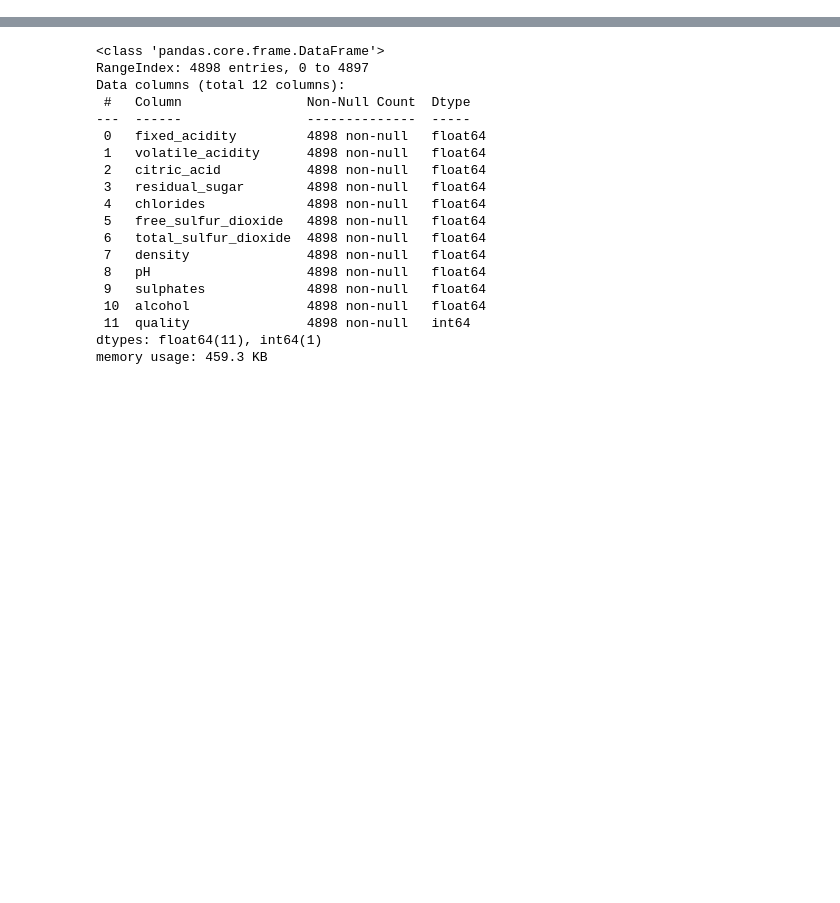
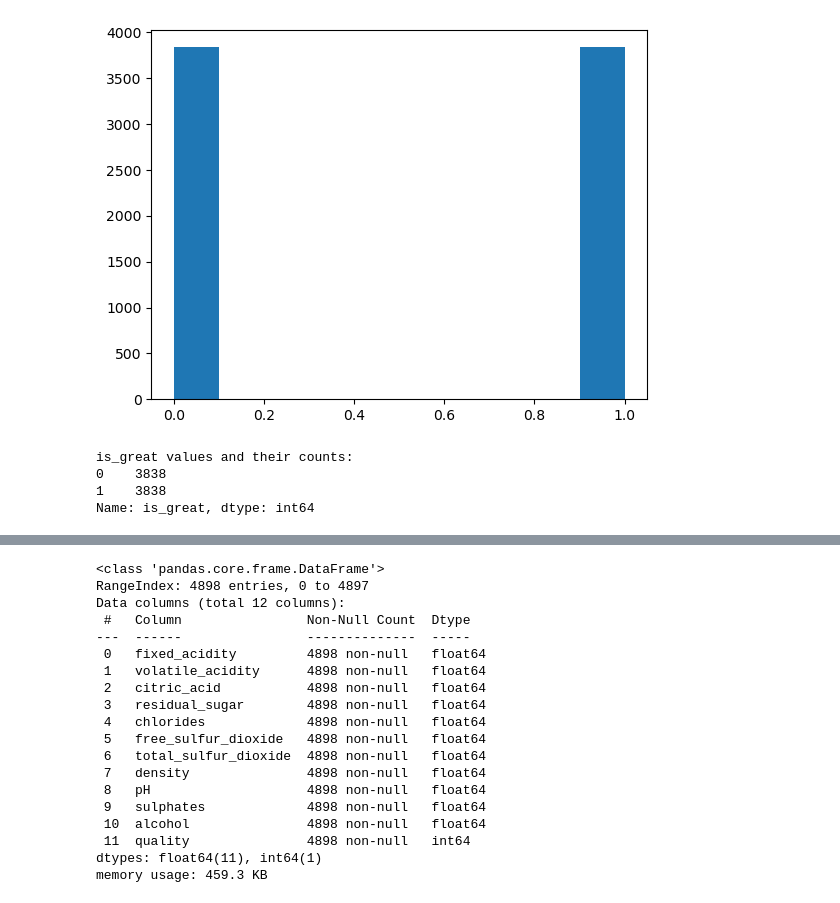
Before and after one commit to mgribov/msds-supervised-learning-final, a Jupyter notebook: Cleaned up version.ipynb, the cells around one changed output, grey strips where cells are left out. Saved outputs shown, nothing was run; the diff lists cells and outputs as text; code cells hidden in the pictures; blank space fills up the shorter version.

```diff
--- a/Cleaned up version.ipynb
+++ b/Cleaned up version.ipynb
@@ -0,0 +246,21 @@
+# %%
+# SMOTE oversampling
+from imblearn.over_sampling import SMOTE
+
+oversample = SMOTE()
+
+df, y =  oversample.fit_resample(df.drop(["is_great"],axis=1), df["is_great"])
+df['is_great'] = y
+# %%
+# new counts for is_great=1
+df['is_great'].hist(grid=False)
+plt.show()
+
+print("is_great values and their counts:")
+print(df['is_great'].value_counts())
+# %% [output]
+[figure, added]
+is_great values and their counts:
+0    3838
+1    3838
+Name: is_great, dtype: int64
```
Also changed, not shown: parts of 31 cells of this notebook.
